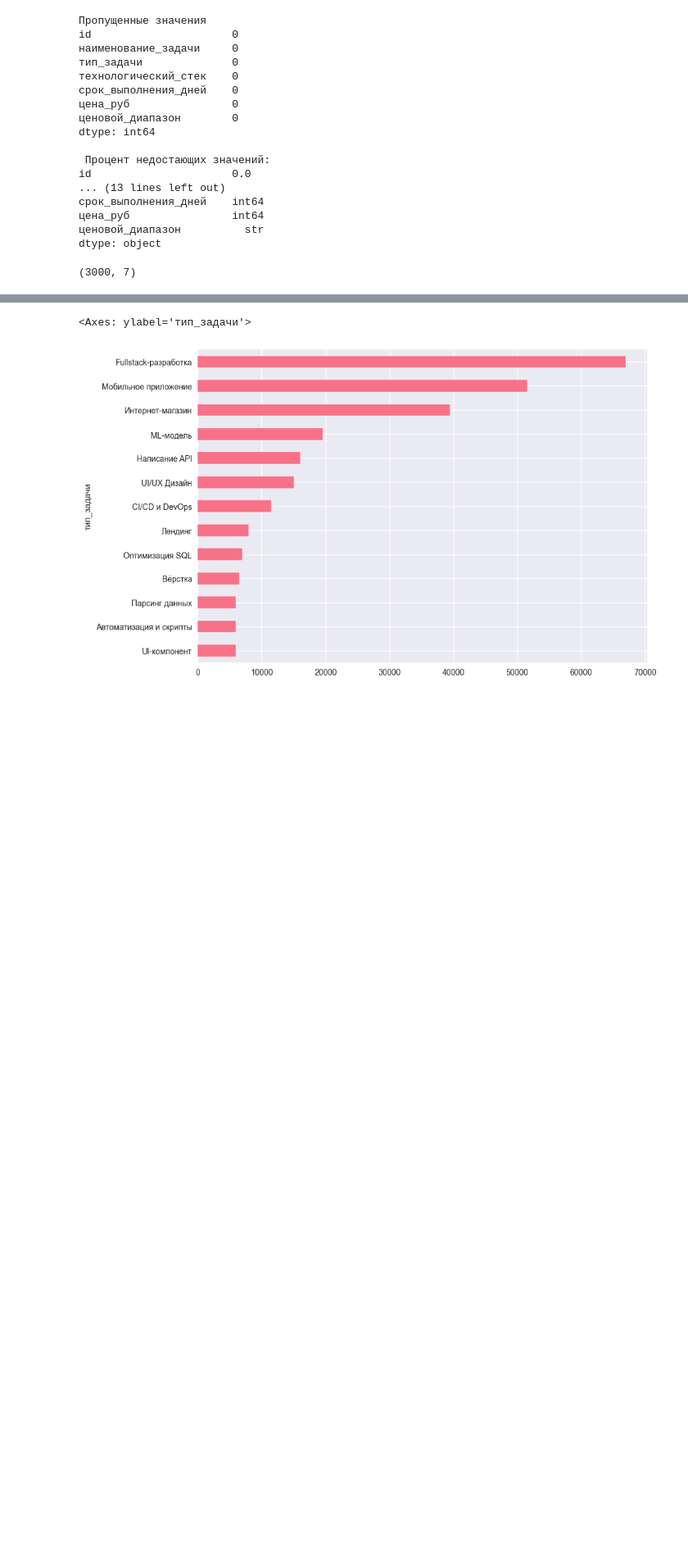
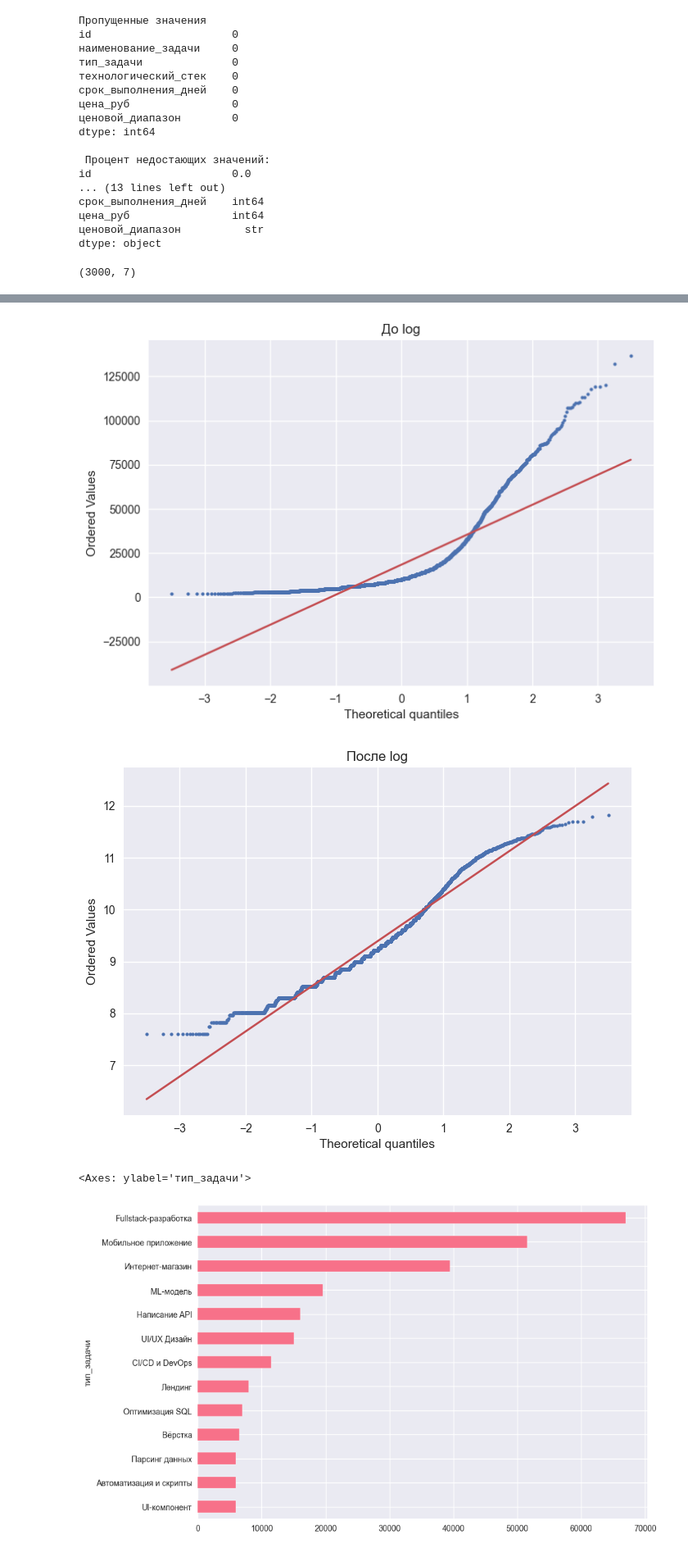
Before and after one commit to sevavargin/CaseBridge, a Jupyter notebook: CaseBridge.ipynb, the cells around one changed output, grey strips where cells are left out. Shown at 82% size. Saved outputs shown, nothing was run; the diff lists cells and outputs as text; code cells hidden in the pictures; blank space fills up the shorter version.

```diff
--- a/CaseBridge.ipynb
+++ b/CaseBridge.ipynb
@@ -96,3 +94,17 @@ plt.show()
+# %%
+
+stats.probplot(df["цена_руб"], dist="norm", plot=plt)
+plt.title("До log")
+plt.gca().get_lines()[0].set_markersize(3)
+plt.show()
+
+stats.probplot(np.log(df["цена_руб"]), dist="norm", plot=plt)
+plt.title("После log")
+plt.gca().get_lines()[0].set_markersize(3)
+plt.show()
+# %% [output]
+[figure, added]
+[figure, added]
 # %%
 #медиана
 med = df.groupby("тип_задачи")["цена_руб"].median()
```
Also changed, not shown: parts of 5 cells of this notebook.
